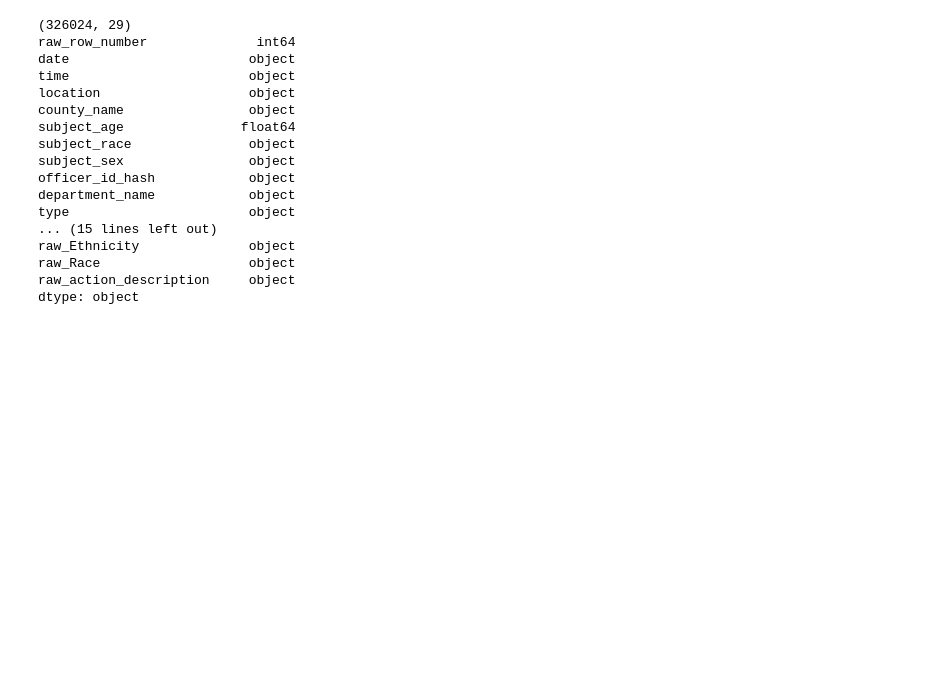
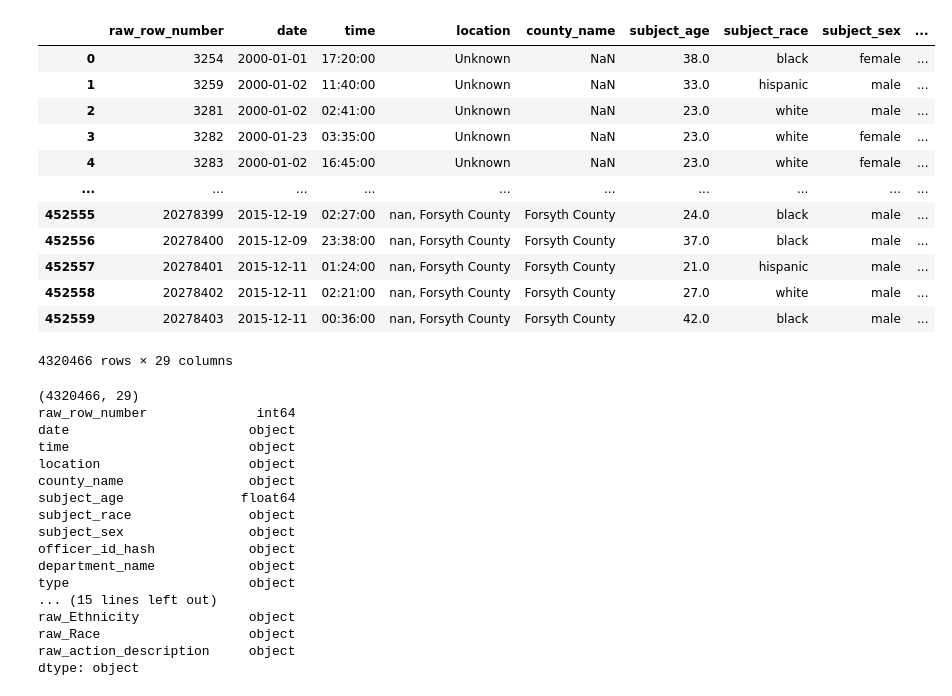
Before and after one commit to zhengxiaoyan321/314_project, a Jupyter notebook: 314_project.ipynb, the cells around one changed output. Drawn from its saved outputs; the diff is of its cells as text; code cells hidden in the pictures; blank space fills up the shorter version.

```diff
--- a/314_project.ipynb
+++ b/314_project.ipynb
@@ -22,0 +13,17 @@ data
+# %%
+combined = pd.concat([charlotte, durham, fayetteville, greensboro, raleigh, winston_salem], axis=0)
+combined
+# %% [output]
+|  | raw_row_number | date | time | location | county_name | subject_age | subject_race | subject_sex | ... |
+| 0 | 3254 | 2000-01-01 | 17:20:00 | Unknown | NaN | 38.0 | black | female | ... |
+| 1 | 3259 | 2000-01-02 | 11:40:00 | Unknown | NaN | 33.0 | hispanic | male | ... |
+| 2 | 3281 | 2000-01-02 | 02:41:00 | Unknown | NaN | 23.0 | white | male | ... |
+| 3 | 3282 | 2000-01-23 | 03:35:00 | Unknown | NaN | 23.0 | white | female | ... |
+| 4 | 3283 | 2000-01-02 | 16:45:00 | Unknown | NaN | 23.0 | white | female | ... |
+| ... | ... | ... | ... | ... | ... | ... | ... | ... | ... |
+| 452555 | 20278399 | 2015-12-19 | 02:27:00 | nan, Forsyth County | Forsyth County | 24.0 | black | male | ... |
+| 452556 | 20278400 | 2015-12-09 | 23:38:00 | nan, Forsyth County | Forsyth County | 37.0 | black | male | ... |
+| 452557 | 20278401 | 2015-12-11 | 01:24:00 | nan, Forsyth County | Forsyth County | 21.0 | hispanic | male | ... |
+| 452558 | 20278402 | 2015-12-11 | 02:21:00 | nan, Forsyth County | Forsyth County | 27.0 | white | male | ... |
+| 452559 | 20278403 | 2015-12-11 | 00:36:00 | nan, Forsyth County | Forsyth County | 42.0 | black | male | ... |
+4320466 rows × 29 columns
@@ -23,8 +33,8 @@ data
 # %%
-print(data.shape)
-print(data.dtypes)
+print(combined.shape)
+print(combined.dtypes)
 # %% [output]
-(326024, 29)
+(4320466, 29)
 raw_row_number              int64
 date                       object
 time                       object
```
Also changed, not shown: parts of 5 cells of this notebook, 1 other file.
